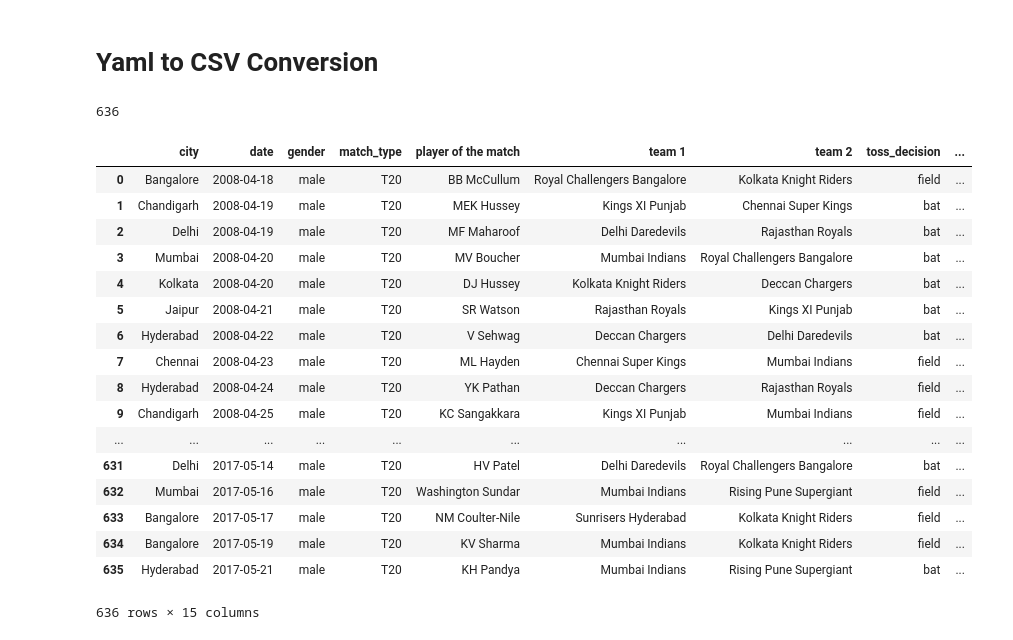
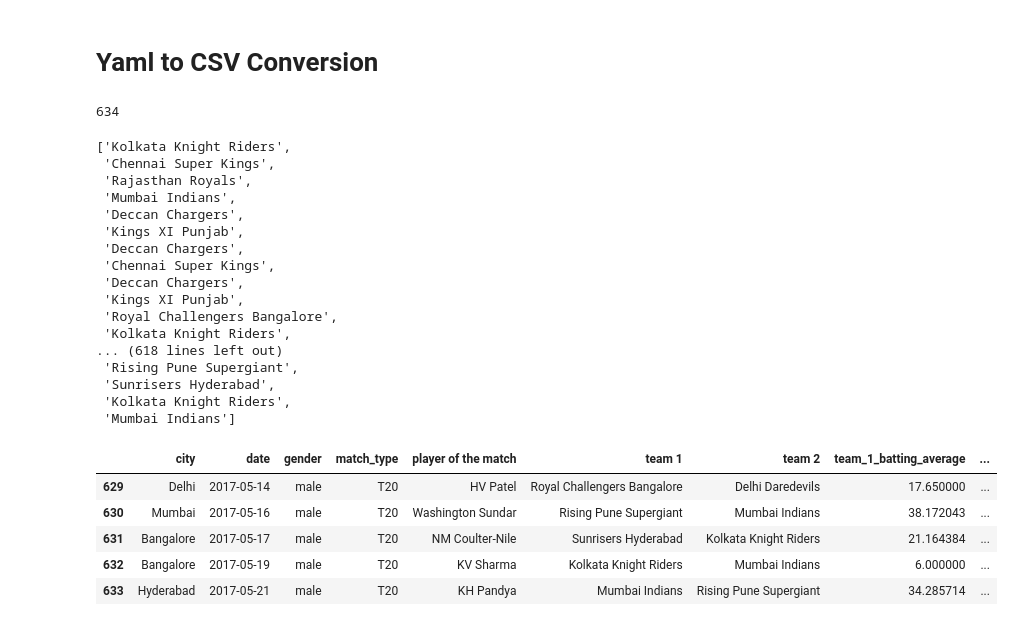
Before and after one commit to saxenanihal95/CricketPrediction, a Jupyter notebook: Yaml to CSV Conversion.ipynb, the cells around one changed output. Saved outputs shown, nothing was run; the diff lists cells and outputs as text; code cells hidden in the pictures.

Commit message:
feat : added batting and bowling average of teams

```diff
--- a/Yaml to CSV Conversion.ipynb
+++ b/Yaml to CSV Conversion.ipynb
@@ -4,11 +4,18 @@
 import yaml
 # %%
 dataset=[]
+
+batting_data={}
 
 for num in range(335982,1082651) :
     try :
         with open("ipl/"+str(num)+".yaml", 'r') as stream:
             for data in yaml.load_all(stream):
                 dataset.append(data.get('info'))
+                batting_data[num]=(data.get('innings'))
     except Exception :
         continue
+# %%
+batsmanDict={}
+
+bowlerDict={}
@@ -20,8 +167,6 @@ match_type=[]
 win_by_runs=[]
 win_by_wickets=[]
 winner=[]
-team_1=[]
-team_2=[]
 toss_winner=[]
 toss_decision=[]
 umpire_1=[]
@@ -48,10 +193,6 @@ for info in dataset :
     outcome = info['outcome']
 
     teams=info['teams']
-
-    team_1.append(teams[0])
-
-    team_2.append(teams[1])
 
     venue.append(info['venue'])
 
@@ -108,9 +249,9 @@ for info in dataset :
 
             win_by_runs.append(0)
 
-print(len(toss_decision))
+print(len(team_1_batting_average))
 # %% [output]
-636
+634
 # %%
 raw_data = {'team 1':team_1,
             'team 2':team_2,
@@ -120,35 +261,47 @@ raw_data = {'team 1':team_1,
             'gender':gender,
             'toss_winner':toss_winner,
             'toss_decision':toss_decision,
+            'team_1_batting_average':team_1_batting_average,
+            'team_2_batting_average':team_2_batting_average,
+            'team_1_bowling_average':team_1_bowling_average,
+            'team_2_bowling_average':team_2_bowling_average,
             'umpire_1':umpire_1,
             'umpire_2':umpire_2,
             'match_type':match_type,
             'win_by_runs':win_by_runs,
             'win_by_wickets':win_by_wickets,
             'winner':winner,
-           'player of the match':player_of_match}
+            'player of the match':player_of_match}
 # %%
 import pandas as pd
+# %%
+raw_data['team 1']
+# %% [output]
+['Kolkata Knight Riders',
+ 'Chennai Super Kings',
+ 'Rajasthan Royals',
+ 'Mumbai Indians',
+ 'Deccan Chargers',
+ 'Kings XI Punjab',
+ 'Deccan Chargers',
+ 'Chennai Super Kings',
+ 'Deccan Chargers',
+ 'Kings XI Punjab',
+ 'Royal Challengers Bangalore',
+ 'Kolkata Knight Riders',
+... (618 lines left out)
+ 'Rising Pune Supergiant',
+ 'Sunrisers Hyderabad',
+ 'Kolkata Knight Riders',
+ 'Mumbai Indians']
 # %%
 df = pd.DataFrame(raw_data)
 # %%
-df
+df.tail()
 # %% [output]
-|  | city | date | gender | match_type | player of the match | team 1 | team 2 | toss_decision | ... |
-| 0 | Bangalore | 2008-04-18 | male | T20 | BB McCullum | Royal Challengers Bangalore | Kolkata Knight Riders | field | ... |
-| 1 | Chandigarh | 2008-04-19 | male | T20 | MEK Hussey | Kings XI Punjab | Chennai Super Kings | bat | ... |
-| 2 | Delhi | 2008-04-19 | male | T20 | MF Maharoof | Delhi Daredevils | Rajasthan Royals | bat | ... |
-| 3 | Mumbai | 2008-04-20 | male | T20 | MV Boucher | Mumbai Indians | Royal Challengers Bangalore | bat | ... |
-| 4 | Kolkata | 2008-04-20 | male | T20 | DJ Hussey | Kolkata Knight Riders | Deccan Chargers | bat | ... |
-| 5 | Jaipur | 2008-04-21 | male | T20 | SR Watson | Rajasthan Royals | Kings XI Punjab | bat | ... |
-| 6 | Hyderabad | 2008-04-22 | male | T20 | V Sehwag | Deccan Chargers | Delhi Daredevils | bat | ... |
-| 7 | Chennai | 2008-04-23 | male | T20 | ML Hayden | Chennai Super Kings | Mumbai Indians | field | ... |
-| 8 | Hyderabad | 2008-04-24 | male | T20 | YK Pathan | Deccan Chargers | Rajasthan Royals | field | ... |
-| 9 | Chandigarh | 2008-04-25 | male | T20 | KC Sangakkara | Kings XI Punjab | Mumbai Indians | field | ... |
-| ... | ... | ... | ... | ... | ... | ... | ... | ... | ... |
-| 631 | Delhi | 2017-05-14 | male | T20 | HV Patel | Delhi Daredevils | Royal Challengers Bangalore | bat | ... |
-| 632 | Mumbai | 2017-05-16 | male | T20 | Washington Sundar | Mumbai Indians | Rising Pune Supergiant | field | ... |
-| 633 | Bangalore | 2017-05-17 | male | T20 | NM Coulter-Nile | Sunrisers Hyderabad | Kolkata Knight Riders | field | ... |
-| 634 | Bangalore | 2017-05-19 | male | T20 | KV Sharma | Mumbai Indians | Kolkata Knight Riders | field | ... |
-| 635 | Hyderabad | 2017-05-21 | male | T20 | KH Pandya | Mumbai Indians | Rising Pune Supergiant | bat | ... |
+|  | city | date | gender | match_type | player of the match | team 1 | team 2 | team_1_batting_average | ... |
+| 629 | Delhi | 2017-05-14 | male | T20 | HV Patel | Royal Challengers Bangalore | Delhi Daredevils | 17.650000 | ... |
+| 630 | Mumbai | 2017-05-16 | male | T20 | Washington Sundar | Rising Pune Supergiant | Mumbai Indians | 38.172043 | ... |
+| 631 | Bangalore | 2017-05-17 | male | T20 | NM Coulter-Nile | Sunrisers Hyderabad | Kolkata Knight Riders | 21.164384 | ... |
+| 632 | Bangalore | 2017-05-19 | male | T20 | KV Sharma | Kolkata Knight Riders | Mumbai Indians | 6.000000 | ... |
+| 633 | Hyderabad | 2017-05-21 | male | T20 | KH Pandya | Mumbai Indians | Rising Pune Supergiant | 34.285714 | ... |
-636 rows × 15 columns
```
Also changed, not shown: parts of 3 cells of this notebook, 1 other file.
